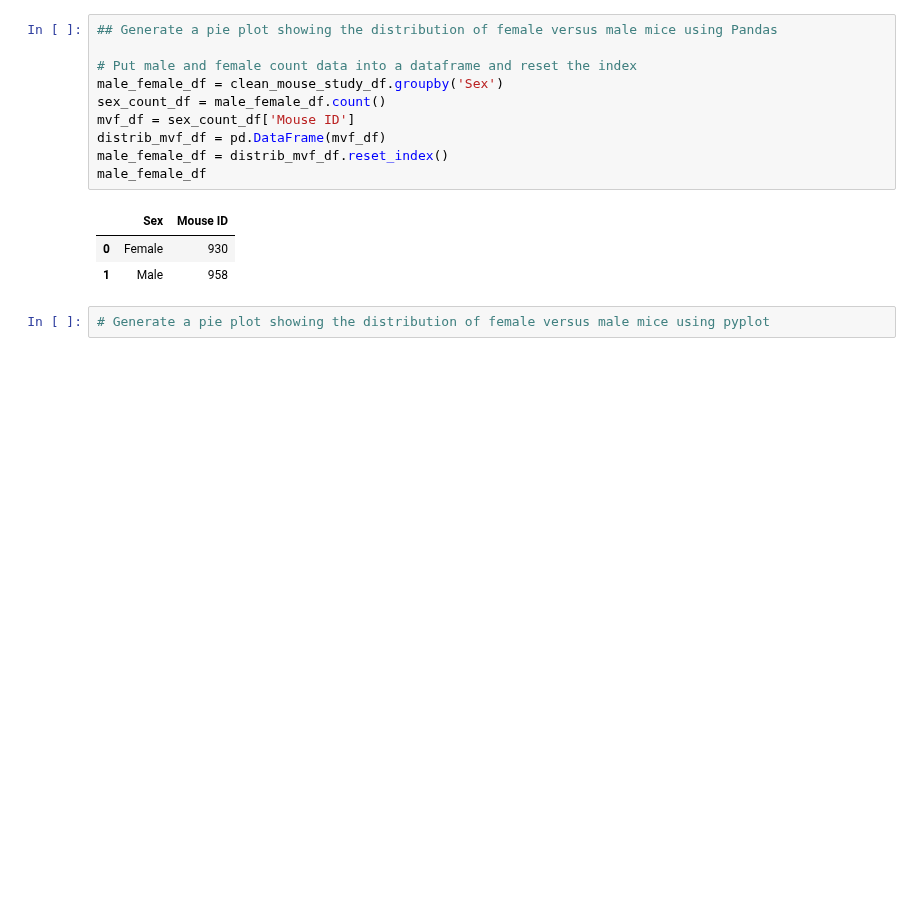
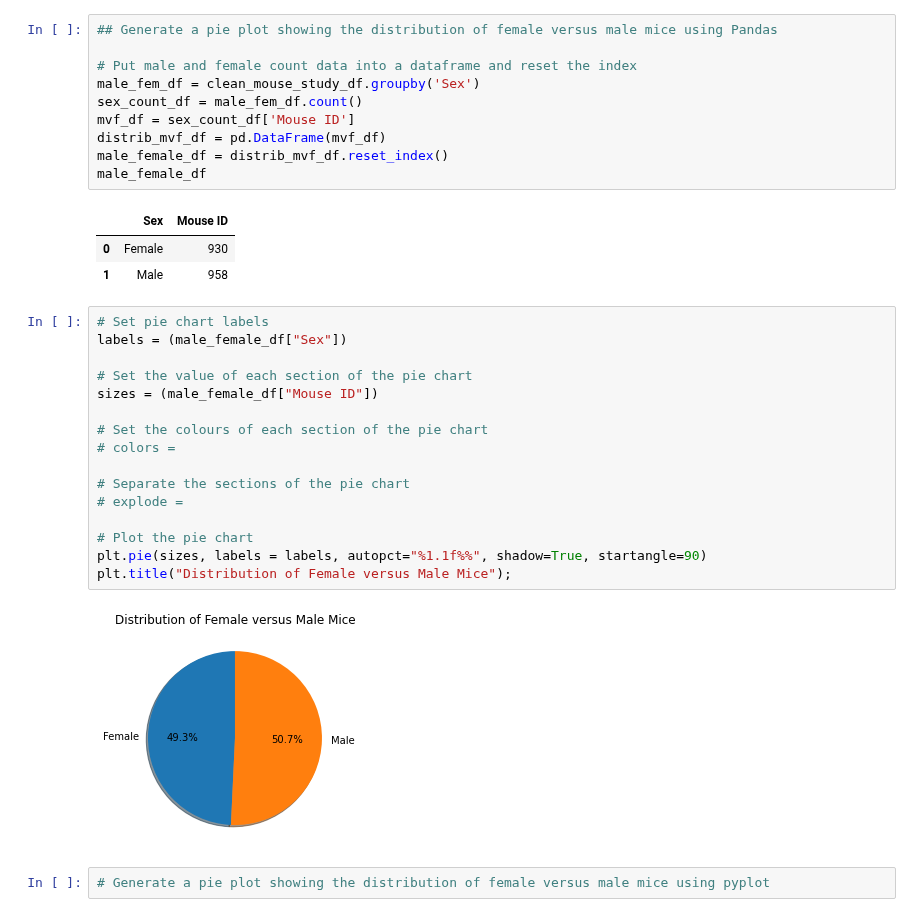
Before and after one commit to NathanJPotter/Matplotlib-challenge-np, a Jupyter notebook: Pymaceuticals/pymaceuticals_starter.ipynb, the cells around one changed output. Drawn from its saved outputs; the diff is of its cells as text; blank space fills up the shorter version.

Commit message:
Created pandas pie chart
Still needs work on colors and other formats

```diff
--- a/Pymaceuticals/pymaceuticals_starter.ipynb
+++ b/Pymaceuticals/pymaceuticals_starter.ipynb
@@ -307,8 +307,8 @@ plt.ylabel("Number of Timepoints");
 ## Generate a pie plot showing the distribution of female versus male mice using Pandas
 
 # Put male and female count data into a dataframe and reset the index
-male_female_df = clean_mouse_study_df.groupby('Sex')
-sex_count_df = male_female_df.count()
+male_fem_df = clean_mouse_study_df.groupby('Sex')
+sex_count_df = male_fem_df.count()
 mvf_df = sex_count_df['Mouse ID']
 distrib_mvf_df = pd.DataFrame(mvf_df)
 male_female_df = distrib_mvf_df.reset_index()
@@ -317,6 +317,24 @@ male_female_df
 |  | Sex | Mouse ID |
 | 0 | Female | 930 |
 | 1 | Male | 958 |
+# %%
+# Set pie chart labels
+labels = (male_female_df["Sex"])
+
+# Set the value of each section of the pie chart
+sizes = (male_female_df["Mouse ID"])
+
+# Set the colours of each section of the pie chart
+# colors =
+
+# Separate the sections of the pie chart
+# explode =
+
+# Plot the pie chart
+plt.pie(sizes, labels = labels, autopct="%1.1f%%", shadow=True, startangle=90)
+plt.title("Distribution of Female versus Male Mice");
+# %% [output]
+[figure, added]
 # %%
 # Generate a pie plot showing the distribution of female versus male mice using pyplot
 # %% [markdown]
```
